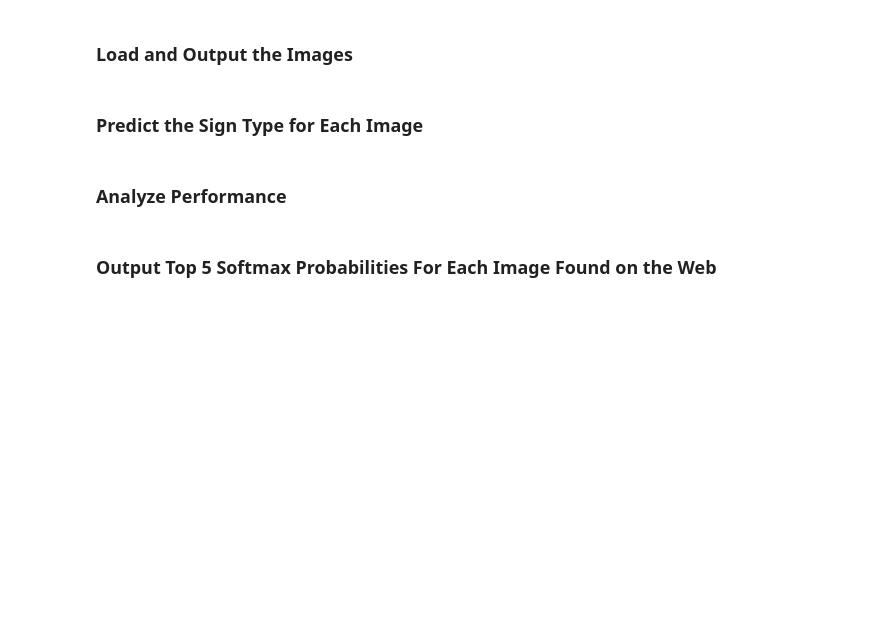
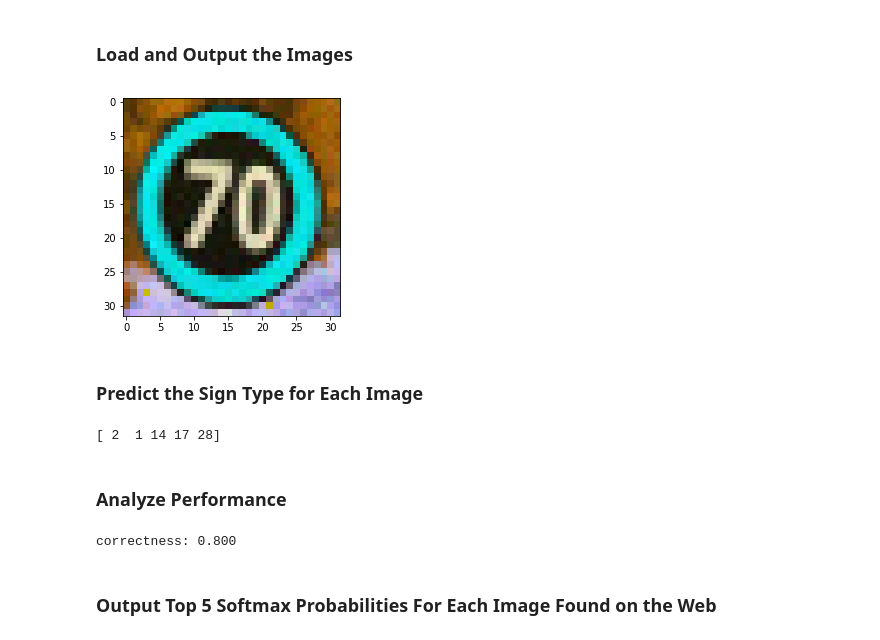
Before and after one commit to wujiang/CarND-Traffic-Sign-Classifier-Project, a Jupyter notebook: Traffic_Sign_Classifier.ipynb, the cells around one changed output. Drawn from its saved outputs; the diff is of its cells as text; code cells hidden in the pictures; blank space fills up the shorter version.

```diff
--- a/Traffic_Sign_Classifier.ipynb
+++ b/Traffic_Sign_Classifier.ipynb
@@ -179,22 +180,23 @@ import tensorflow as tf
 from tensorflow.contrib.layers import flatten
 
 
-EPOCHS = 10
-BATCH_SIZE = 128
+EPOCHS = 20
+BATCH_SIZE = 60
 
 
 def LeNet(x):
     mu = 0
     sigma = 0.1
-
+    # (32 - 5 + 1) / 1
     conv1_W = tf.Variable(tf.truncated_normal(shape=(5, 5, 1, 6), mean=mu, stddev=sigma))
     conv1_b = tf.Variable(tf.zeros(6))
     conv1 = tf.nn.conv2d(x, conv1_W, strides=[1, 1, 1, 1], padding="VALID") + conv1_b
-
     conv1 = tf.nn.relu(conv1)
 
     conv1 = tf.nn.max_pool(conv1, ksize=[1, 2, 2, 1], strides=[1, 2, 2, 1], padding="VALID")
+
     # SOLUTION: Layer 2: Convolutional. Output = 10x10x16.
+    # (14 - 5 + 1) / 1
     conv2_W = tf.Variable(tf.truncated_normal(shape=(5, 5, 6, 16), mean = mu, stddev = sigma))
     conv2_b = tf.Variable(tf.zeros(16))
     conv2   = tf.nn.conv2d(conv1, conv2_W, strides=[1, 1, 1, 1], padding='VALID') + conv2_b
@@ -215,7 +217,6 @@ def LeNet(x):
 
     # SOLUTION: Activation.
     fc1    = tf.nn.relu(fc1)
-
     # SOLUTION: Layer 4: Fully Connected. Input = 120. Output = 84.
     fc2_W  = tf.Variable(tf.truncated_normal(shape=(120, 84), mean = mu, stddev = sigma))
     fc2_b  = tf.Variable(tf.zeros(84))
@@ -223,10 +224,10 @@ def LeNet(x):
 
     # SOLUTION: Activation.
     fc2    = tf.nn.relu(fc2)
-
-    # SOLUTION: Layer 5: Fully Connected. Input = 84. Output = 10.
-    fc3_W  = tf.Variable(tf.truncated_normal(shape=(84, 10), mean = mu, stddev = sigma))
-    fc3_b  = tf.Variable(tf.zeros(10))
+    #fc2 = tf.nn.dropout(fc2, keep_prob)
+    # SOLUTION: Layer 5: Fully Connected. Input = 84. Output = 43.
+    fc3_W  = tf.Variable(tf.truncated_normal(shape=(84, n_classes), mean = mu, stddev = sigma))
+    fc3_b  = tf.Variable(tf.zeros(n_classes))
     logits = tf.matmul(fc2, fc3_W) + fc3_b
 
     return logits
@@ -243,7 +244,7 @@ sets imply underfitting. A high accuracy on the training set but low accuracy on
 ### Feel free to use as many code cells as needed.
 x = tf.placeholder(tf.float32, (None, 32, 32, 1))
 y = tf.placeholder(tf.int32, (None))
-one_hot_y = tf.one_hot(y, 10)
+one_hot_y = tf.one_hot(y, n_classes)
 
 rate = 0.001
 
@@ -269,7 +270,7 @@ def evaluate(X_data, y_data):
     return total_accuracy / num_examples
 
 
-with tf.Session() as sess:
+with tf.Session(config=tf.ConfigProto(log_device_placement=True)) as sess:
     sess.run(tf.global_variables_initializer())
     num_examples = len(X_train)
 
@@ -329,14 +327,54 @@ You may find `signnames.csv` useful as it contains mappings from the class id (i
+# %%
+### Load the images and plot them here.
+### Feel free to use as many code cells as needed.
+import matplotlib.image as mpimg
+from os import path
+
+
+test_images_path = "test_images/"
+feature_names = [
+    2,
+    4,
+    14,
+    17,
+    28,
+]
+X_test_images = np.zeros((len(feature_names), 32, 32, 3))
+for i, f in enumerate(feature_names):
+    img = mpimg.imread(path.join(test_images_path, "{}.jpeg".format(f)))
+    X_test_images[i] = img
+
+plt.imshow(X_test_images[1])
+
+X_test_images = normalize(X_test_images)
+# %% [output]
+[figure, added]
 # %% [markdown]
 ### Predict the Sign Type for Each Image
 # %%
 ### Run the predictions here and use the model to output the prediction for each image.
 ### Make sure to pre-process the images with the same pre-processing pipeline used earlier.
 ### Feel free to use as many code cells as needed.
+predict = tf.argmax(logits, 1)
+with tf.Session() as sess:
+    saver.restore(sess, tf.train.latest_checkpoint("."))
+    predictions = sess.run(predict, feed_dict={x: X_test_images})
+
+print(predictions)
+# %% [output]
+[ 2  1 14 17 28]
 # %% [markdown]
 ### Analyze Performance
 # %%
 ### Calculate the accuracy for these 5 new images.
 ### For example, if the model predicted 1 out of 5 signs correctly, it's 20% accurate on these new images.
+
+total_test_images = len(feature_names)
+comparison = [1 if i == j else 0 for i in feature_names for j in predictions]
+correctness = sum(comparison) * 1. / total_test_images
+print("correctness: {:.3f}".format(correctness))
+# %% [output]
+correctness: 0.800
 # %% [markdown]
 ### Output Top 5 Softmax Probabilities For Each Image Found on the Web
 # %% [markdown]
```
Also changed, not shown: parts of 6 cells of this notebook, 10 other files.
